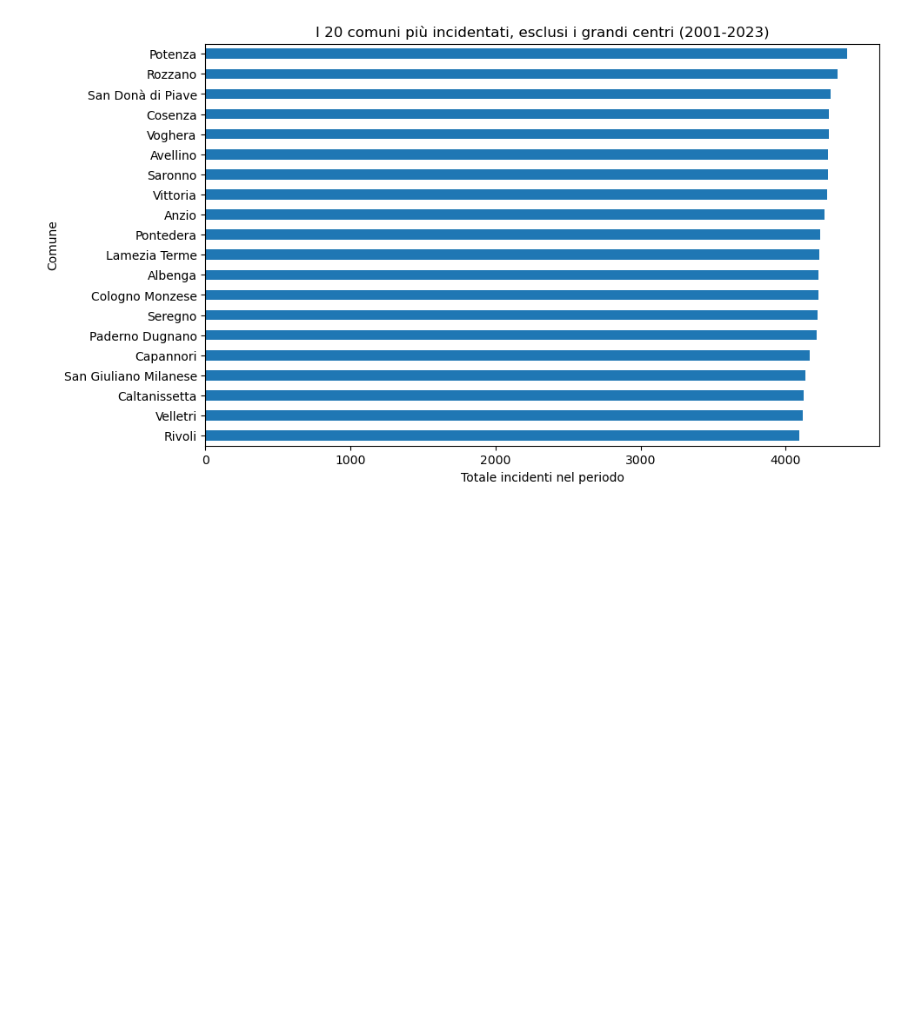
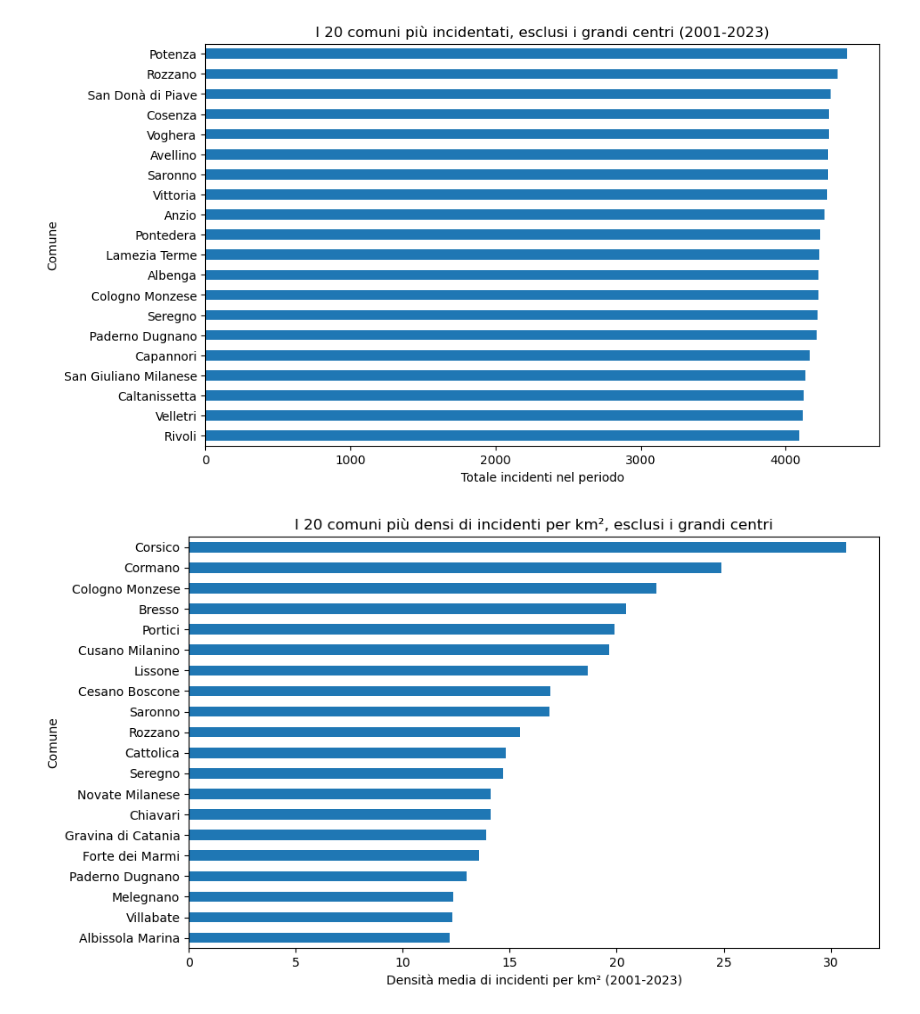
Before and after one commit to LordVessio/boolean-istat-traffic-analysis, a Jupyter notebook: Final Project Nicola Vessio pt 2.ipynb, the cells around one changed output. Drawn from its saved outputs; the diff is of its cells as text; code cells hidden in the pictures; blank space fills up the shorter version.

```diff
--- a/Final Project Nicola Vessio pt 2.ipynb
+++ b/Final Project Nicola Vessio pt 2.ipynb
@@ -304,3 +304,27 @@ plt.show()
 # quindi quelli più interessanti per capire dove conviene investire
 # %% [output]
 [figure]
+# %%
+codici_sotto_soglia = incidenti_per_comune[incidenti_per_comune < soglia].index
+df_sotto_soglia = df[df['codice_comune'].isin(codici_sotto_soglia)]
+
+densita_media = df_sotto_soglia.groupby('comune')['incidenti_per_kmq'].mean()
+top_densita = densita_media.sort_values(ascending=False).head(20)
+
+plt.figure(figsize=(10, 6))
+top_densita.sort_values().plot(kind='barh')
+plt.title('I 20 comuni più densi di incidenti per km², esclusi i grandi centri')
+plt.xlabel('Densità media di incidenti per km² (2001-2023)')
+plt.ylabel('Comune')
+plt.show()
+
+# parto dai comuni sotto soglia (esclusi i grandi centri),
+# per ognuno calcolo la densità media sui 23 anni, poi ordino e prendo i top 20
+
+# tra i comuni sotto soglia, questi sono i 20 con la densità media di incidenti
+# per km² più alta. a differenza della classifica per numero assoluto, qui vedo
+# dove l'incidentalità è più concentrata sul territorio, non solo dove ce n'è
+# tanta in totale. così un comune piccolo ma con strade molto trafficate può
+# risultare più critico di uno grande ma esteso
+# %% [output]
+[figure, added]
```
Also changed, not shown: parts of 11 cells of this notebook.
